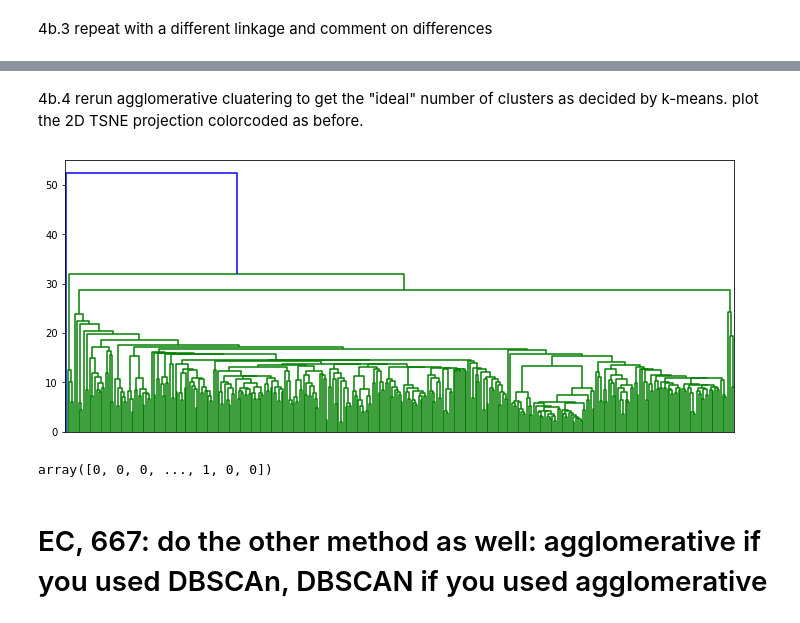
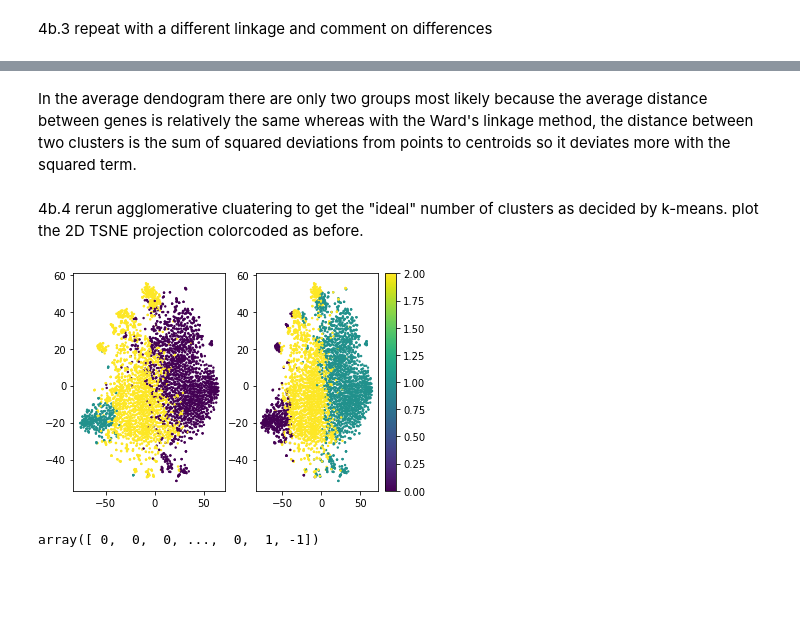
Before and after one commit to fedhere/DSPS_ejones, a Jupyter notebook: HW10/Elliott_Jones_copy_of_clusteringGenes.ipynb, the cells around one changed output, grey strips where cells are left out. Saved outputs shown, nothing was run; the diff lists cells and outputs as text; code cells hidden in the pictures; blank space fills up the shorter version.

```diff
--- a/HW10/Elliott_Jones_copy_of_clusteringGenes.ipynb
+++ b/HW10/Elliott_Jones_copy_of_clusteringGenes.ipynb
@@ -241,13 +246,17 @@ links_gene_2 = linkage(scaledgenes, method='average')
+# %% [markdown]
+In the average dendogram there are only two groups most likely because the average distance between genes is relatively the same whereas with the Ward's linkage method, the distance between two clusters is the sum of squared deviations from points to centroids so it deviates more with the squared term.
 # %% [markdown]
 4b.4 rerun agglomerative cluatering to get the "ideal" number of clusters as decided by k-means. plot the 2D TSNE projection colorcoded as before.
-# %%
-pl.figure(figsize=(12,5))
-dendrogram(links_gene_2, p=30, truncate_mode='level', no_labels=True);
-# %% [output]
-[figure, removed]
+# %%
+genes_sgcluster = skl.cluster.AgglomerativeClustering(n_clusters=3).fit(scaledgenes)
+pl.subplot(121)
+pl.scatter(twodproj[:,0], twodproj[:,1], c=(genes_sgcluster.labels_+2) %3, s = 2)
+pl.subplot(122)
+pl.scatter(twodproj[:,0], twodproj[:,1], c=geneclustersKM.labels_, s = 2)
+pl.colorbar();
+# %% [output]
+[figure, added]
 # %%
-geneclustersAg.labels_
+dbs.labels_
 # %% [output]
-array([0, 0, 0, ..., 1, 0, 0])
+array([ 0,  0,  0, ...,  0,  1, -1])
-# %% [markdown]
-# EC, 667: do the other method as well: agglomerative if you used DBSCAn, DBSCAN if you used agglomerative
```
Also changed, not shown: parts of 2 cells of this notebook.
